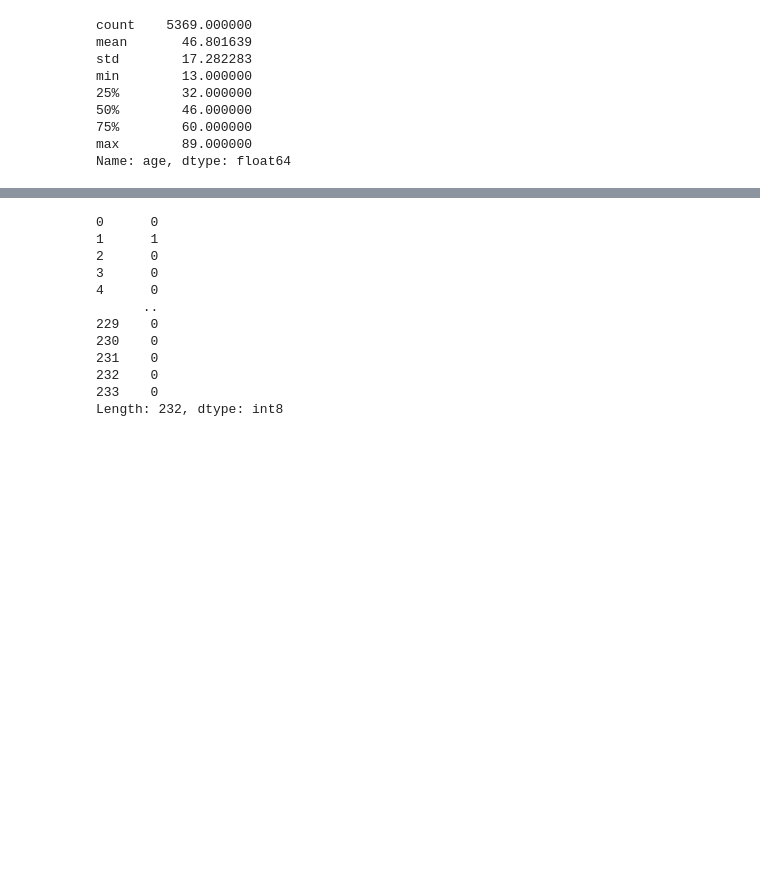
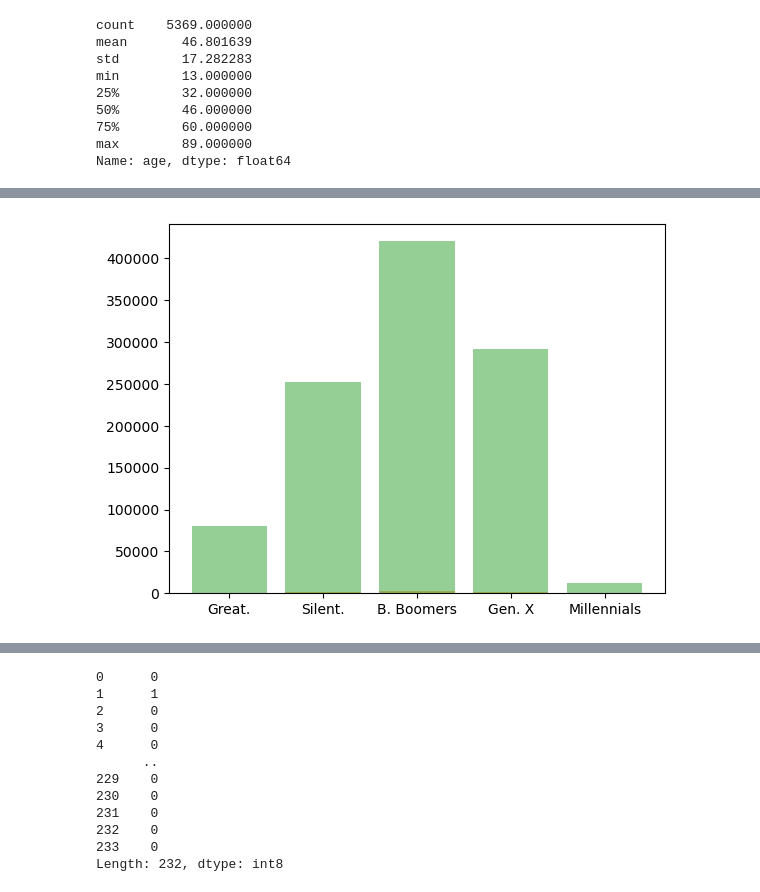
Before and after one commit to irismessage/data-essay, a Jupyter notebook: DATA Assessment 2023-24.ipynb, the cells around one changed output, grey strips where cells are left out. Cells and saved outputs as stored; diff of their text form; code cells hidden in the pictures; blank space fills up the shorter version.

```diff
--- a/DATA Assessment 2023-24.ipynb
+++ b/DATA Assessment 2023-24.ipynb
@@ -450,0 +479,25 @@ plt.show()
+# %%
+con = sqlite3.connect(sqlf)
+# can write justificaiton of why owner
+
+client_loancount = pd.read_sql_query(
+    "SELECT clientID, count(loanID) as loanCount FROM Loan JOIN Disposition ON Loan.dispID = Disposition.dispID WHERE Disposition.dispType = 'OWNER' GROUP BY clientID;",
+    con
+)
+client_orderscount = pd.read_sql_query(
+    "SELECT clientID, count(orderID) as orderCount FROM StandingOrder JOIN Disposition ON StandingOrder.dispID = Disposition.dispID WHERE Disposition.dispType = 'OWNER' GROUP BY clientID;",
+    con
+)
+client_transcount = pd.read_sql_query(
+    "SELECT clientID, count(transID) as transCount FROM BankTransaction JOIN Disposition ON BankTransaction.dispID = Disposition.dispID WHERE Disposition.dispType = 'OWNER' GROUP BY clientID;",
+    con
+)
+client_cardcount = pd.read_sql_query(
+    "SELECT clientID, count(cardID) as cardCount FROM CreditCard JOIN Disposition ON CreditCard.dispID = Disposition.dispID WHERE Disposition.dispType = 'OWNER' GROUP BY clientID;",
+    con
+)
+con.close()
+
+for countdf in (client_loancount, client_orderscount, client_transcount, client_cardcount):
+    dfc = dfc.merge(countdf, how="left", on="clientID")
+dfc
@@ -450,0 +518,3 @@ plt.show()
+# %%
+dfc.fillna(value=0, inplace=True)
+dfc
@@ -451,3 +535,17 @@ plt.show()
+# %%
+fig, ax = plt.subplots()
+
+alpha = dict(alpha=0.5)
+
+grouping = dfc.groupby("generation")
+for col in ("loanCount", "orderCount", "transCount", "cardCount"):
+    bins = grouping[col].sum()
+    bins = bins[labels]  # order
+    ax.bar(bins.index, bins, **alpha)
+
+plt.show()
+# %% [output]
+[figure, added]
 # %%
 # ok let's try this
 # todo include whether they paid back loans in the past
```
Also changed, not shown: parts of 7 cells of this notebook, 2 other files.
